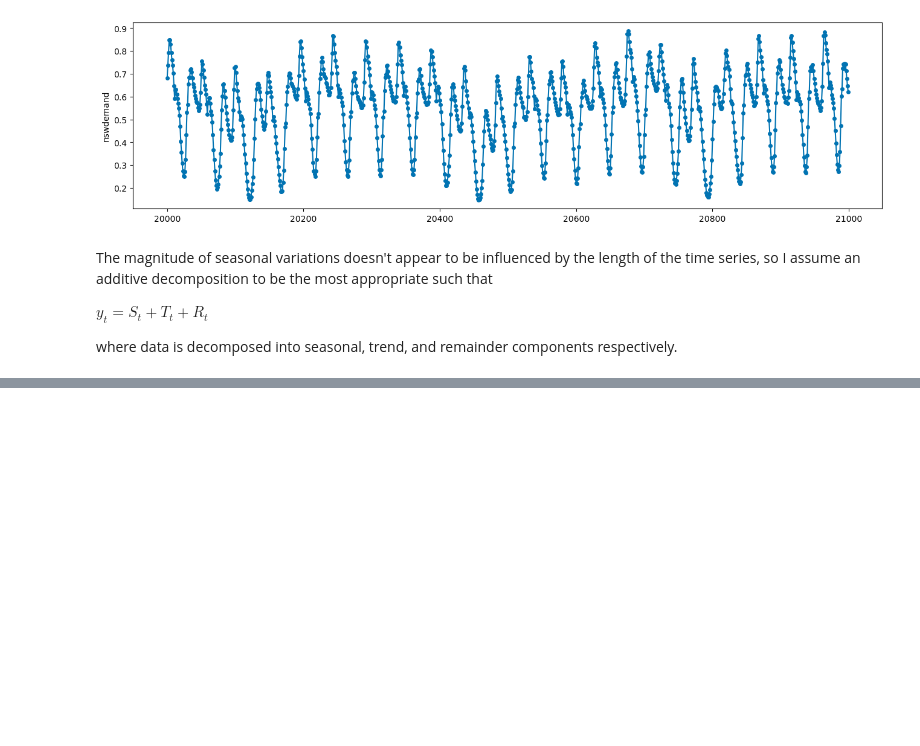
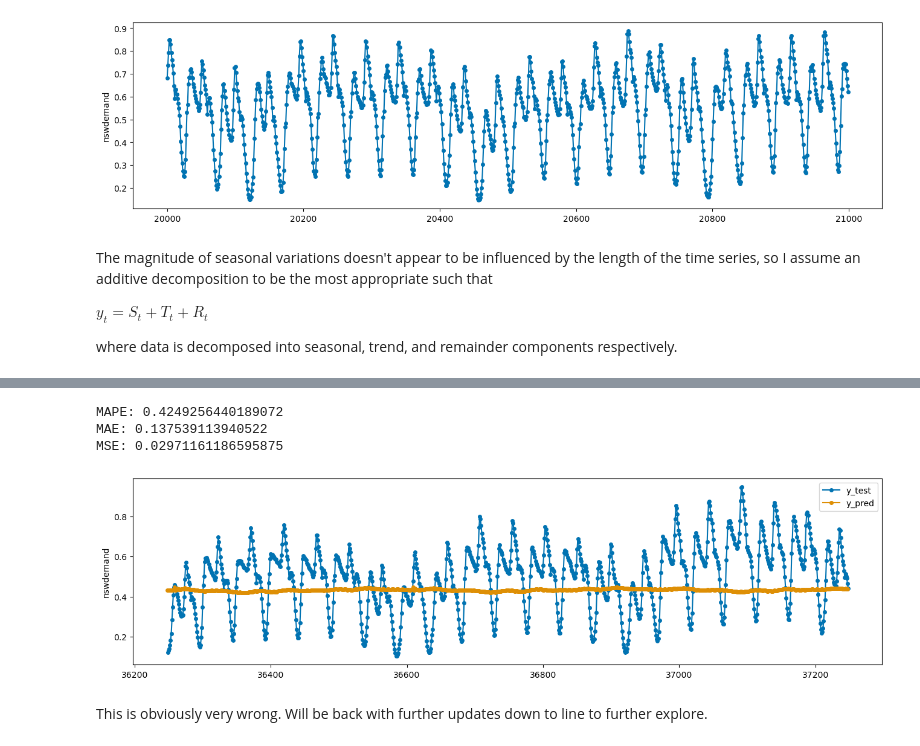
Before and after one commit to jjhuang4/jjhuang4.github.io, a Jupyter notebook: posts/2025-1-20/index.ipynb, the cells around one changed output, grey strips where cells are left out. Saved outputs shown, nothing was run; the diff lists cells and outputs as text; code cells hidden in the pictures; blank space fills up the shorter version.

```diff
--- a/posts/2025-1-20/index.ipynb
+++ b/posts/2025-1-20/index.ipynb
@@ -93,0 +129,11 @@ Name: nswdemand, Length: 10000, dtype: float64
+# %%
+y = electricity['nswdemand']
+y_train, y_test = temporal_train_test_split(y, test_size=0.2)
+forecaster = Prophet(
+    seasonality_mode='additive',
+    add_country_holidays={'country_name': 'Australia'},
+    yearly_seasonality=True,
+    weekly_seasonality=True,
+    daily_seasonality=True
+)
+forecaster.fit(y_train)
@@ -93,0 +146,17 @@ Name: nswdemand, Length: 10000, dtype: float64
+# %%
+# Specify forecasting horizon and pass on to forecasting algorithm
+y_pred = forecaster.predict(np.arange(len(y_test)))
+mape = mean_absolute_percentage_error(y_test, y_pred)
+mae = mean_absolute_error(y_test, y_pred)
+mse = mean_squared_error(y_test, y_pred)
+print(f"MAPE: {mape} \nMAE: {mae} \nMSE: {mse}")
+# %% [output]
+MAPE: 0.4249256440189072
+MAE: 0.137539113940522
+MSE: 0.02971161186595875
+# %%
+fig, ax = plot_series(y_test[0:1000], y_pred[0:1000], labels=["y_test", "y_pred"])
+# %% [output]
+[figure, added]
+# %% [markdown]
+This is obviously very wrong. Will be back with further updates down to line to further explore.
```
Also changed, not shown: parts of 13 cells of this notebook.
